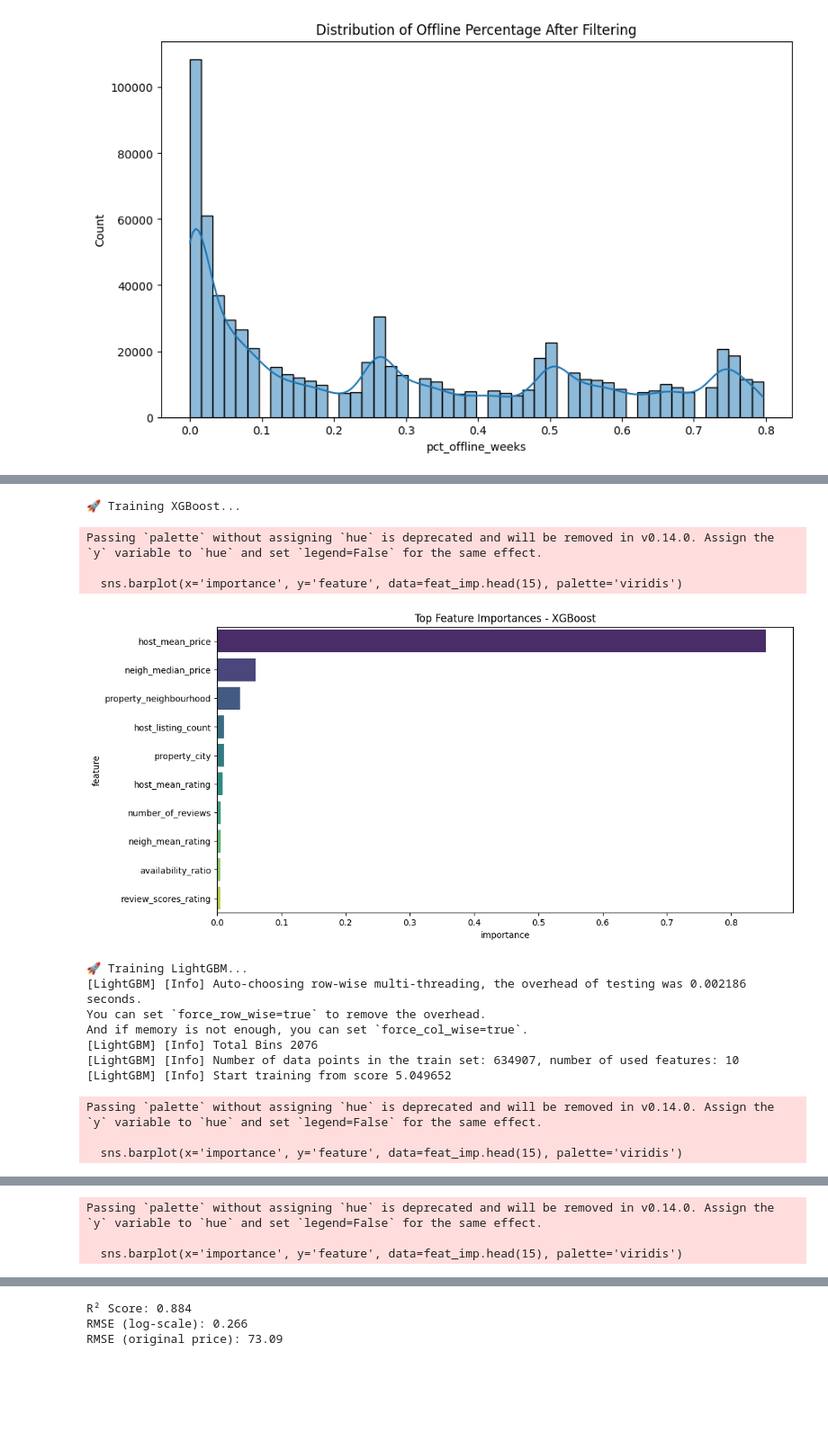
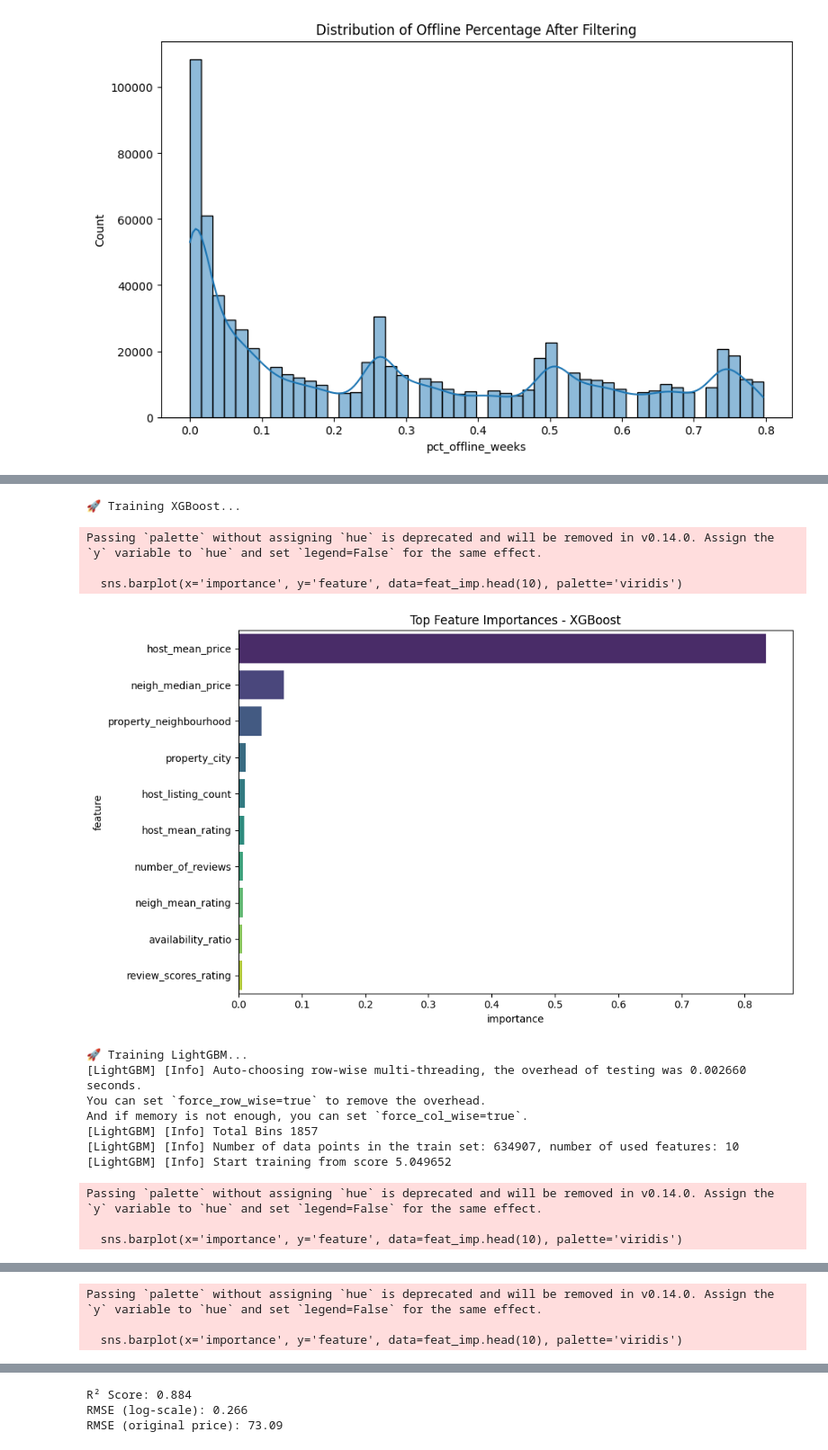
Before and after one commit to YassineEng/EDA-Clustering-Time-series---Regression-Model-Airbnb-Data, a Jupyter notebook: notebooks/03_time_series.ipynb, the cells around one changed output, grey strips where cells are left out. Shown at 90% size. Cells and saved outputs as stored; diff of their text form; code cells hidden in the pictures; blank space fills up the shorter version.

```diff
--- a/notebooks/03_time_series.ipynb
+++ b/notebooks/03_time_series.ipynb
@@ -323,0 +542,11 @@ df_filtered['availability_ratio'] = df_filtered['available_weeks'] / df_filtered
+# %%
+y_true = np.expm1(y_test)
+y_pred = np.expm1(models["XGBoost"].predict(X_test))
+
+plt.figure(figsize=(8, 6))
+plt.scatter(y_true, y_pred, alpha=0.3)
+plt.plot([y_true.min(), y_true.max()], [y_true.min(), y_true.max()], 'r--')
+plt.xlabel("Actual Price")
+plt.ylabel("Predicted Price")
+plt.title("Predicted vs Actual Prices - XGBoost")
+plt.show()
@@ -324,19 +555,20 @@ df_filtered['availability_ratio'] = df_filtered['available_weeks'] / df_filtered
 # %%
 # ------------------------------------------------------------
-# 1️⃣ Prepare Data
+# 1️⃣ Data Preparation
 # ------------------------------------------------------------
 df = df_filtered.copy()
 
-# Log-transform target
+# Target: Log-transform base price to stabilize variance
 df['log_base_price'] = np.log1p(df['base_price'])
 
-# --- Fix ID column types early ---
-# Force consistent types for join keys
+# Ensure consistent ID and categorical types
 df['host_id'] = df['host_id'].astype('int64', errors='ignore')
 df['listing_id'] = df['listing_id'].astype('int64', errors='ignore')
 df['property_neighbourhood'] = df['property_neighbourhood'].astype(str)
 
-# Neighborhood-level aggregates
+# ------------------------------------------------------------
+# Neighborhood-level Aggregates
+# ------------------------------------------------------------
 neigh_agg = df.groupby('property_neighbourhood').agg({
     'base_price': ['median', 'mean', 'std'],
     'review_scores_rating': ['mean', 'count'],
@@ -349,16 +581,19 @@ neigh_agg.columns = [
     'neigh_mean_rating', 'neigh_review_count', 'neigh_avail_ratio'
 ]
 
-# Drop any existing neighborhood columns before merging
-cols_to_drop = [
+# Drop old neighborhood columns if they exist
+neigh_cols = [
     'neigh_median_price', 'neigh_mean_price', 'neigh_price_std',
     'neigh_mean_rating', 'neigh_review_count', 'neigh_avail_ratio'
 ]
-df = df.drop(columns=[c for c in cols_to_drop if c in df.columns], errors='ignore')
+df = df.drop(columns=[c for c in neigh_cols if c in df.columns], errors='ignore')
 
+# Merge neighborhood aggregates
 df = df.merge(neigh_agg, on='property_neighbourhood', how='left')
 
-# Host-level aggregates
+# ------------------------------------------------------------
+# Host-level Aggregates (smoothed)
+# ------------------------------------------------------------
 host_agg = df.groupby('host_id').agg({
     'base_price': 'mean',
     'review_scores_rating': 'mean',
@@ -367,24 +602,27 @@ host_agg = df.groupby('host_id').agg({
 
 host_agg.columns = ['host_id', 'host_mean_price', 'host_mean_rating', 'host_listing_count']
 
-# --- Ensure consistent dtype ---
-host_agg['host_id'] = host_agg['host_id'].astype('int64', errors='ignore')
+# Cap extreme values to reduce influence of super-hosts
+host_agg['host_mean_price'] = host_agg['host_mean_price'].clip(
+    upper=host_agg['host_mean_price'].quantile(0.99)
+)
+host_agg['host_listing_count'] = host_agg['host_listing_count'].clip(
+    upper=host_agg['host_listing_count'].quantile(0.99)
+)
 
-# Drop any existing host columns before merging
-cols_to_drop = ['host_mean_price', 'host_mean_rating', 'host_listing_count']
-df = df.drop(columns=[c for c in cols_to_drop if c in df.columns], errors='ignore')
-
+# Merge back to main dataframe
 df = df.merge(host_agg, on='host_id', how='left')
 
 # ------------------------------------------------------------
-# 2️⃣ Encode categorical variables
+# 2️⃣ Encode Categorical Variables with Target Encoding
 # ------------------------------------------------------------
 cat_cols = ['property_city', 'property_neighbourhood']
+
 te = TargetEncoder(cols=cat_cols)
 df[cat_cols] = te.fit_transform(df[cat_cols], df['log_base_price'])
 
 # ------------------------------------------------------------
-# 3️⃣ Prepare features & target
+# 3️⃣ Prepare Features and Target
 # ------------------------------------------------------------
 features = [
     'review_scores_rating', 'availability_ratio',
@@ -396,13 +634,13 @@ features = [
 X = df[features].fillna(0)
 y = df['log_base_price']
 
-# Split
+# Train/test split
 X_train, X_test, y_train, y_test = train_test_split(
     X, y, test_size=0.2, random_state=42
 )
 
 # ------------------------------------------------------------
-# 4️⃣ Define models
+# 4️⃣ Define Models
 # ------------------------------------------------------------
 models = {
     "XGBoost": XGBRegressor(
@@ -429,48 +667,49 @@ for name, model in models.items():
     model.fit(X_train, y_train)
     y_pred = model.predict(X_test)
 
-    # Metrics
+    # Compute metrics
     rmse_log = np.sqrt(mean_squared_error(y_test, y_pred))
     rmse_price = np.sqrt(mean_squared_error(np.expm1(y_test), np.expm1(y_pred)))
     r2 = r2_score(y_test, y_pred)
 
     results.append([name, r2, rmse_log, rmse_price])
 
-    # Feature Importance
+    # --- Feature Importance
     importance = (
         model.feature_importances_ if hasattr(model, "feature_importances_")
         else model.get_feature_importance()
     )
 
     feat_imp = pd.DataFrame({
         'feature': X.columns,
         'importance': importance
     }).sort_values('importance', ascending=False)
 
-    plt.figure(figsize=(12, 6))
-    sns.barplot(x='importance', y='feature', data=feat_imp.head(15), palette='viridis')
+    plt.figure(figsize=(10, 6))
+    sns.barplot(x='importance', y='feature', data=feat_imp.head(10), palette='viridis')
     plt.title(f"Top Feature Importances - {name}")
+    plt.tight_layout()
     plt.show()
 
 # ------------------------------------------------------------
-# 6️⃣ Summary
+# 6️⃣ Summary of Results
 # ------------------------------------------------------------
 results_df = pd.DataFrame(results, columns=['Model', 'R2', 'RMSE_log', 'RMSE_price'])
 print("\n✅ Model Comparison:")
 print(results_df)
 # %% [output]
 🚀 Training XGBoost...
 Passing `palette` without assigning `hue` is deprecated and will be removed in v0.14.0. Assign the `y` variable to `hue` and set `legend=False` for the same effect.
 
-  sns.barplot(x='importance', y='feature', data=feat_imp.head(15), palette='viridis')
+  sns.barplot(x='importance', y='feature', data=feat_imp.head(10), palette='viridis')
-[figure, old version]
+[figure, new version]
 🚀 Training LightGBM...
-[LightGBM] [Info] Auto-choosing row-wise multi-threading, the overhead of testing was 0.002186 seconds.
+[LightGBM] [Info] Auto-choosing row-wise multi-threading, the overhead of testing was 0.002660 seconds.
 You can set `force_row_wise=true` to remove the overhead.
 And if memory is not enough, you can set `force_col_wise=true`.
-[LightGBM] [Info] Total Bins 2076
+[LightGBM] [Info] Total Bins 1857
 [LightGBM] [Info] Number of data points in the train set: 634907, number of used features: 10
 [LightGBM] [Info] Start training from score 5.049652
 Passing `palette` without assigning `hue` is deprecated and will be removed in v0.14.0. Assign the `y` variable to `hue` and set `legend=False` for the same effect.
 
-  sns.barplot(x='importance', y='feature', data=feat_imp.head(15), palette='viridis')
+  sns.barplot(x='importance', y='feature', data=feat_imp.head(10), palette='viridis')
@@ -485,3 +724,3 @@ Passing `palette` without assigning `hue` is deprecated and will be removed in v
 Passing `palette` without assigning `hue` is deprecated and will be removed in v0.14.0. Assign the `y` variable to `hue` and set `legend=False` for the same effect.
 
-  sns.barplot(x='importance', y='feature', data=feat_imp.head(15), palette='viridis')
+  sns.barplot(x='importance', y='feature', data=feat_imp.head(10), palette='viridis')
```
Also changed, not shown: parts of 10 cells of this notebook, 4 other files.
